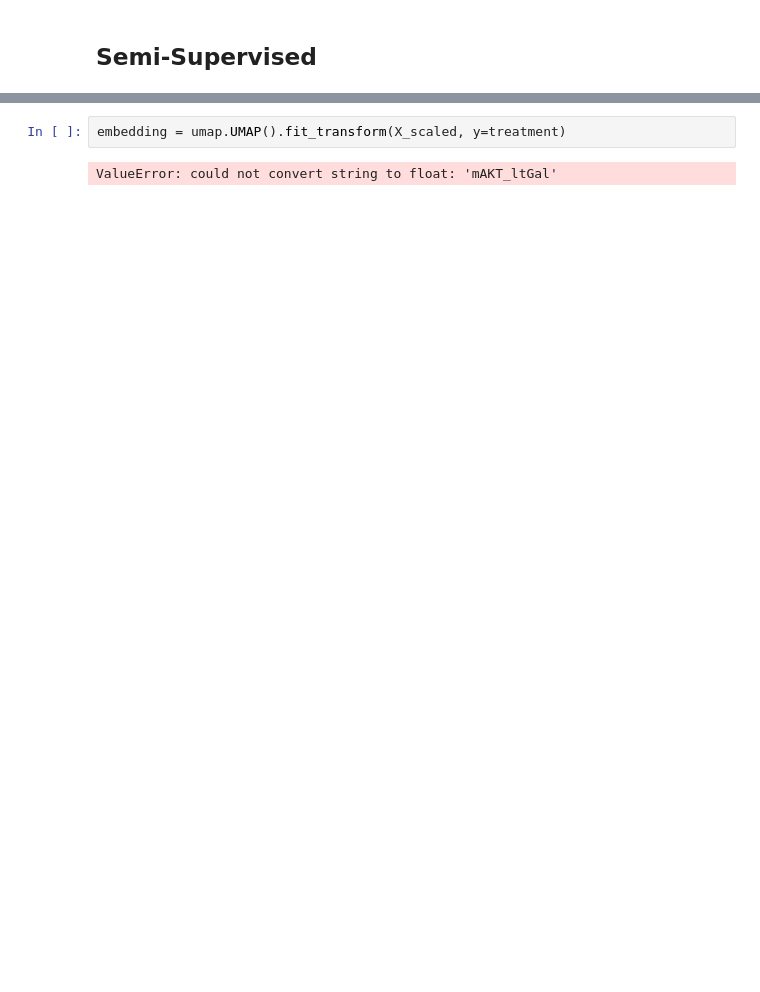
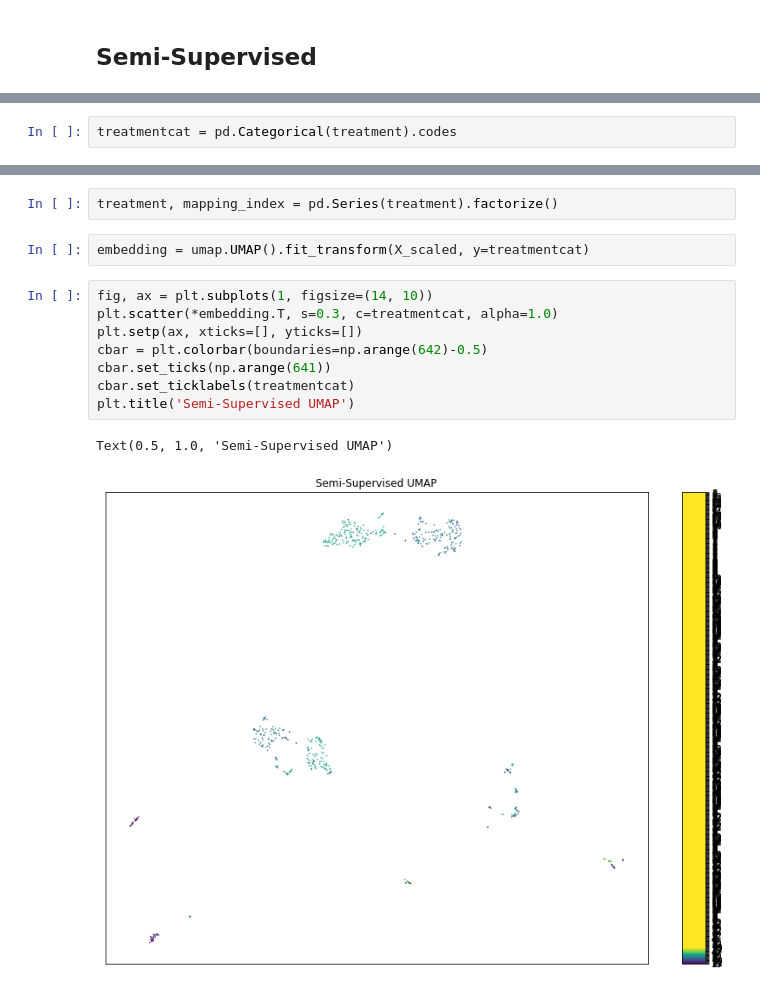
Before and after one commit to rodvrees/Master_Thesis, a Jupyter notebook: PCA_ML/UMAPping.ipynb, the cells around one changed output, grey strips where cells are left out. Cells and saved outputs as stored; diff of their text form; blank space fills up the shorter version.

```diff
--- a/PCA_ML/UMAPping.ipynb
+++ b/PCA_ML/UMAPping.ipynb
@@ -67,0 +51,2 @@ Name: Treatment, Length: 641, dtype: object
+# %%
+treatmentcat = pd.Categorical(treatment).codes
@@ -68,4 +73,15 @@ Name: Treatment, Length: 641, dtype: object
+# %%
+treatment, mapping_index = pd.Series(treatment).factorize()
 # %%
-embedding = umap.UMAP().fit_transform(X_scaled, y=treatment)
+embedding = umap.UMAP().fit_transform(X_scaled, y=treatmentcat)
-# %% [output]
-ValueError: could not convert string to float: 'mAKT_ltGal'
+# %%
+fig, ax = plt.subplots(1, figsize=(14, 10))
+plt.scatter(*embedding.T, s=0.3, c=treatmentcat, alpha=1.0)
+plt.setp(ax, xticks=[], yticks=[])
+cbar = plt.colorbar(boundaries=np.arange(642)-0.5)
+cbar.set_ticks(np.arange(641))
+cbar.set_ticklabels(treatmentcat)
+plt.title('Semi-Supervised UMAP')
+# %% [output]
+Text(0.5, 1.0, 'Semi-Supervised UMAP')
+[figure, added]
```
Also changed, not shown: parts of 7 cells of this notebook, 19 other files.
